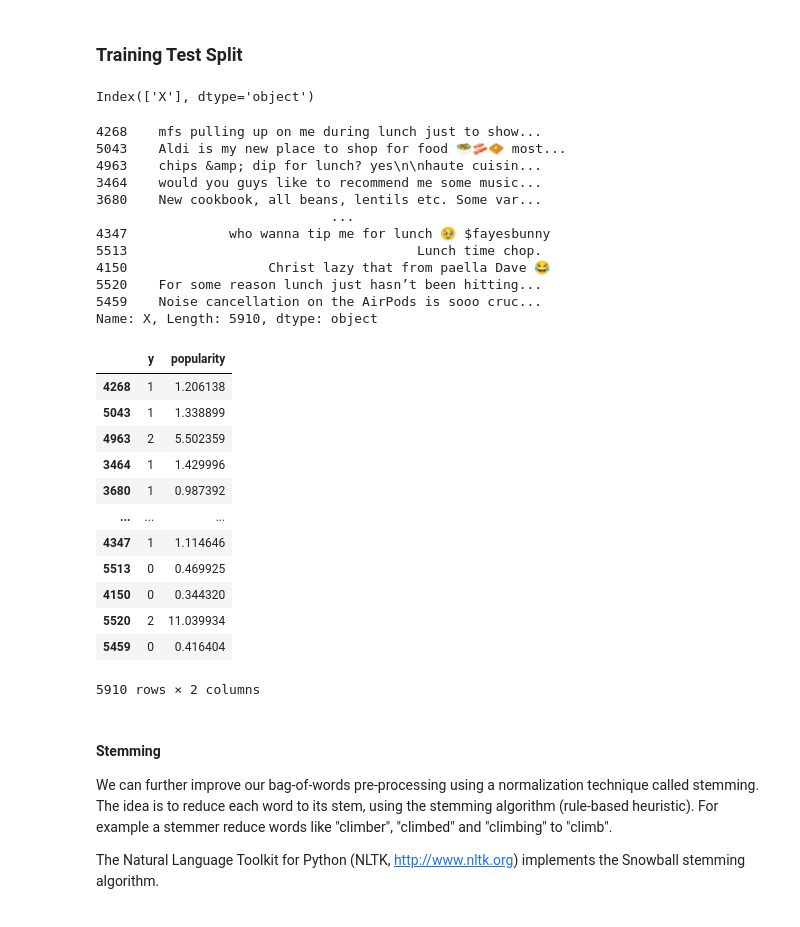
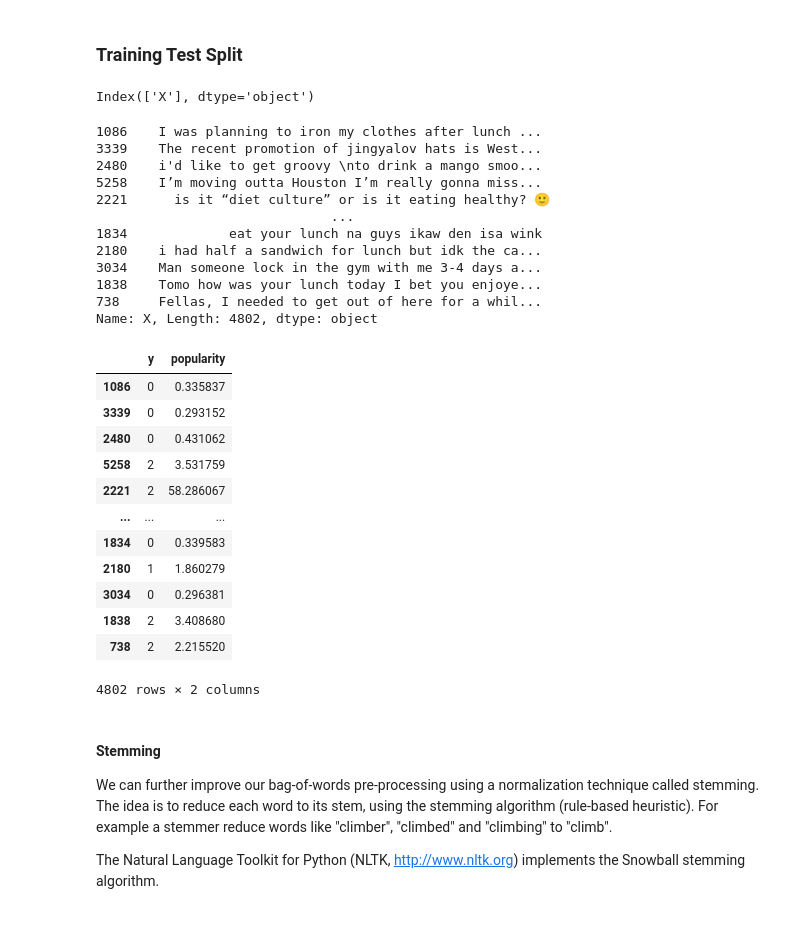
Before and after one commit to giemsei/dssc-ml, a Jupyter notebook: preprocessing.ipynb, the cells around one changed output. Cells and saved outputs as stored; diff of their text form; code cells hidden in the pictures.

Commit message:
fixed preprocessing, added test getted from internet

```diff
--- a/preprocessing.ipynb
+++ b/preprocessing.ipynb
@@ -29,12 +29,18 @@ df = df.rename(columns={"Text": "text", "Retweet": "retweet", "Likes": "likes",
 # %% [output]
 '\npath = "data"\n\n# get the most recent dataset (ordered by the date in the name)\nfilelist = os.listdir("data") # get the list of files\nmatching = [s for s in filelist if "dataset" in s] # filter  ...
 # %%
-path = "datasets/619439/"
+#path = "datasets/619439/"
+path = "datasets/710527/"
 #path = ""
 #df = pd.read_csv(path+"debug_set_614548.csv")
 #df = pd.read_csv(path+"debug_set_619439.csv")
-df = pd.read_csv(path+"dataset_pop.csv")
+#df = pd.read_csv(path+"dataset_pop.csv")
+df = pd.read_csv(path+"dataset_pop-by-likes.csv")
 #df = pd.read_csv(path+"dataset_raw.csv")
+
+
+#path = "datasets/619439/"
+#df = pd.concat([df, pd.read_csv(path+"dataset_pop.csv")])
 df = df.rename(columns={"text": "X", "pop_level": "y"})
 display(df)
 # %% [output]
@@ -81,64 +87,66 @@ Generate response variable
 # %%
 from sklearn.model_selection import train_test_split
 
-y_col = ['y', 'popularity'] ####
+sec_col = 'popularity'
+y_col = ['y', sec_col] ####
 ####y_col = ['y'] ####
 X_cols = df.columns
 X_cols = X_cols.drop(y_col)
 
 X_cols = X_cols.drop('likes')
 X_cols = X_cols.drop('followers')
+X_cols = X_cols.drop('impressions')
 #X_cols = X_cols.drop('popularity') ####
 
 print(X_cols)
 
 # split data
 X_train, X_test, y_train, y_test = train_test_split(
     df.loc[:,X_cols], df.loc[:,y_col], test_size=0.2, random_state=0, shuffle=True, stratify=df.loc[:,'y'])
 
 # REVIEW THIS:
 X_train = X_train['X']
 X_test = X_test['X']
 
 # backup
 X_train_bak = X_train
 X_test_bak = X_test
 
-y_train_reg = y_train['popularity']
-y_test_reg = y_test['popularity']
+y_train_reg = y_train[sec_col]
+y_test_reg = y_test[sec_col]
 
 y_train_clf = y_train['y']
 y_test_clf = y_test['y']
 
 display(X_train)
 display(y_train)
 # %% [output]
 Index(['X'], dtype='object')
-4268    mfs pulling up on me during lunch just to show...
-5043    Aldi is my new place to shop for food 🥗🥓🧇 most...
-4963    chips &amp; dip for lunch? yes\n\nhaute cuisin...
-3464    would you guys like to recommend me some music...
-3680    New cookbook, all beans, lentils etc. Some var...
+1086    I was planning to iron my clothes after lunch ...
+3339    The recent promotion of jingyalov hats is West...
+2480    i'd like to get groovy \nto drink a mango smoo...
+5258    I’m moving outta Houston I’m really gonna miss...
+2221      is it “diet culture” or is it eating healthy? 🙂
                               ...
-4347             who wanna tip me for lunch 🥹 $fayesbunny
-5513                                     Lunch time chop.
-4150                  Christ lazy that from paella Dave 😂
-5520    For some reason lunch just hasn’t been hitting...
-5459    Noise cancellation on the AirPods is sooo cruc...
-Name: X, Length: 5910, dtype: object
+1834             eat your lunch na guys ikaw den isa wink
+2180    i had half a sandwich for lunch but idk the ca...
+3034    Man someone lock in the gym with me 3-4 days a...
+1838    Tomo how was your lunch today I bet you enjoye...
+738     Fellas, I needed to get out of here for a whil...
+Name: X, Length: 4802, dtype: object
 |  | y | popularity |
-| 4268 | 1 | 1.206138 |
-| 5043 | 1 | 1.338899 |
-| 4963 | 2 | 5.502359 |
-| 3464 | 1 | 1.429996 |
-| 3680 | 1 | 0.987392 |
+| 1086 | 0 | 0.335837 |
+| 3339 | 0 | 0.293152 |
+| 2480 | 0 | 0.431062 |
+| 5258 | 2 | 3.531759 |
+| 2221 | 2 | 58.286067 |
 | ... | ... | ... |
-| 4347 | 1 | 1.114646 |
-| 5513 | 0 | 0.469925 |
-| 4150 | 0 | 0.344320 |
-| 5520 | 2 | 11.039934 |
-| 5459 | 0 | 0.416404 |
+| 1834 | 0 | 0.339583 |
+| 2180 | 1 | 1.860279 |
+| 3034 | 0 | 0.296381 |
+| 1838 | 2 | 3.408680 |
+| 738 | 2 | 2.215520 |
-5910 rows × 2 columns
+4802 rows × 2 columns
 # %%
 # SET CLASSIFICATION
 y_train = y_train_clf
```
Also changed, not shown: parts of 9 cells of this notebook, 1 other file.
